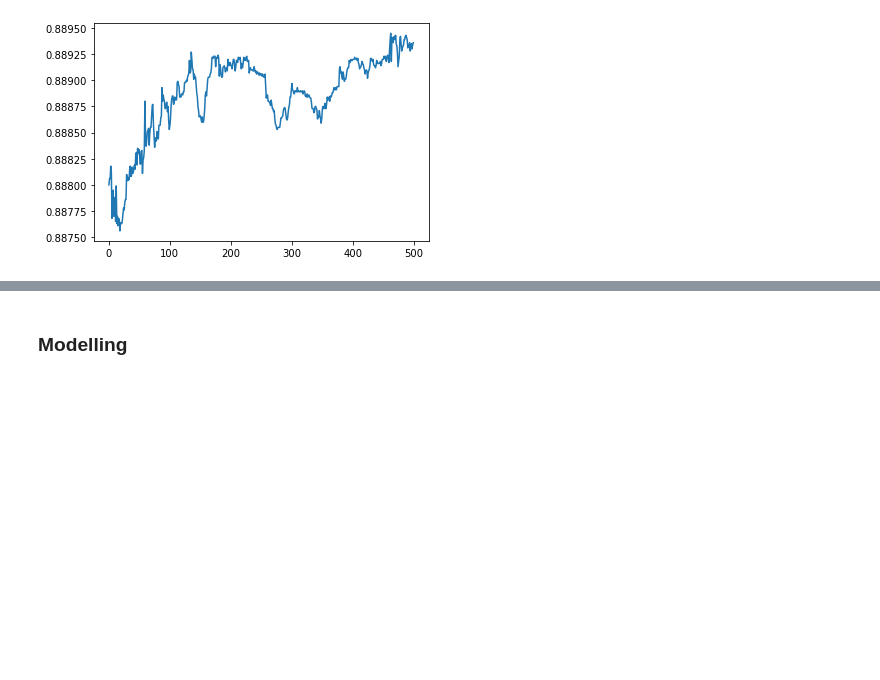
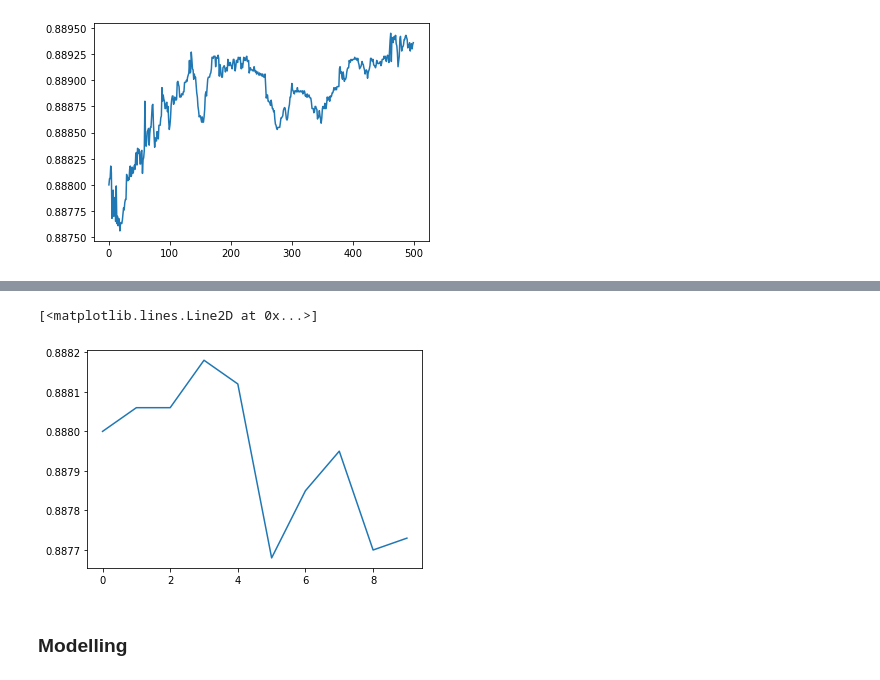
Before and after one commit to j-truong/DQN-Trading-Agent, a Jupyter notebook: data analysis.ipynb, the cells around one changed output, grey strips where cells are left out. Saved outputs shown, nothing was run; the diff lists cells and outputs as text; code cells hidden in the pictures; blank space fills up the shorter version.

```diff
--- a/data analysis.ipynb
+++ b/data analysis.ipynb
@@ -43,3 +81,9 @@ plt.plot(range(len(a)), a)
+# %%
+num = 10
+plt.plot( range(num), df.close[:num])
+# %% [output]
+[<matplotlib.lines.Line2D at 0x...>]
+[figure, added]
 # %% [markdown]
 ### Modelling
 # %%
```
Also changed, not shown: parts of 13 cells of this notebook, 11 other files.
